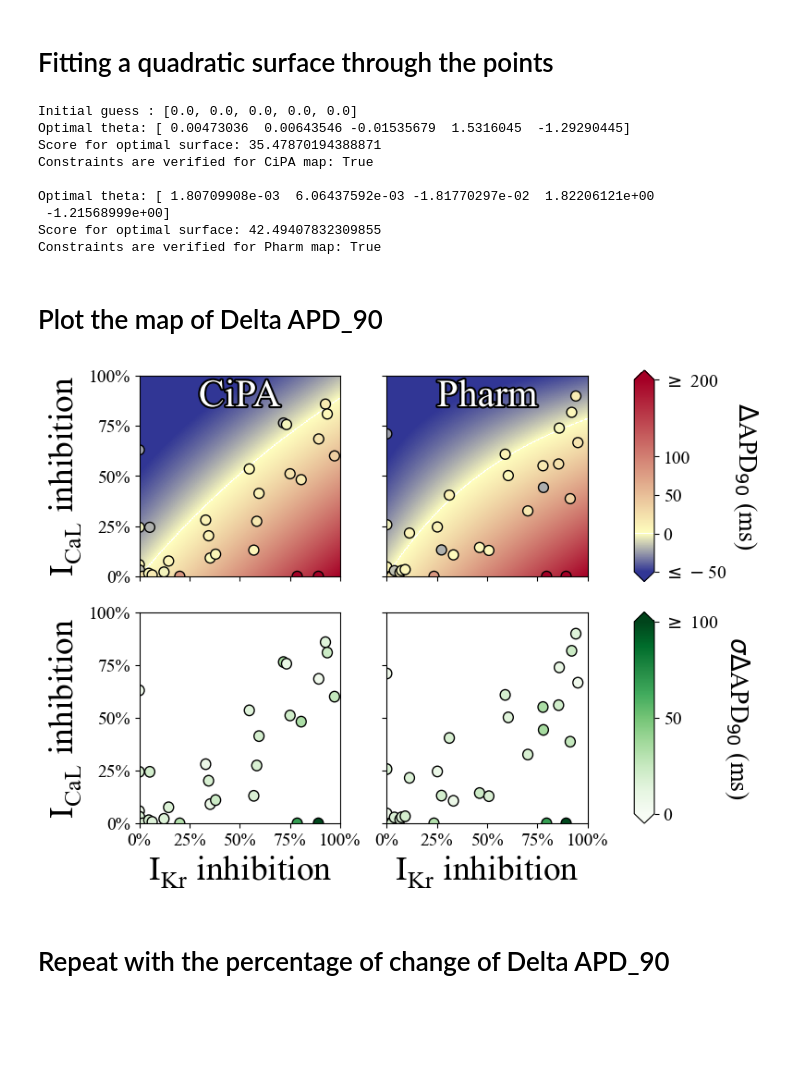
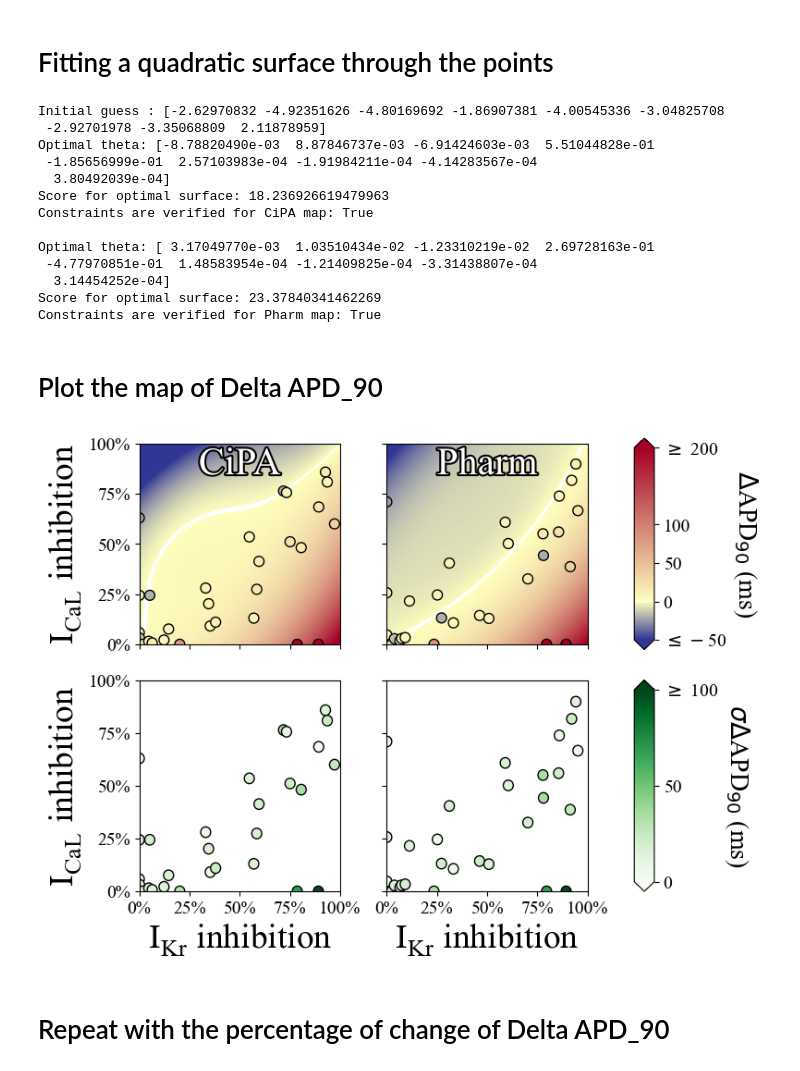
Before and after one commit to CardiacModelling/APD90_ex_vivo_vs_in_silico, a Jupyter notebook: Visualisation of experimental data/plot 2D map of experimental DAPD.ipynb, the cells around one changed output. Saved outputs shown, nothing was run; the diff lists cells and outputs as text; code cells hidden in the pictures; blank space fills up the shorter version.

Commit message:
changed quadratic to cubic surface

```diff
--- a/Visualisation of experimental data/plot 2D map of experimental DAPD.ipynb
+++ b/Visualisation of experimental data/plot 2D map of experimental DAPD.ipynb
@@ -74,7 +74,7 @@ loaded_Pharm = pd.read_csv(data_Pharm, delimiter = ';')
 # %%
 import scipy.optimize
 def surface(x, y, theta):
-    return theta[0] * x**2  + theta[1] * y**2 + theta[2]*x*y + theta[3]*x + theta[4]*y #+ theta[5] * x**3 + theta[6] * y**3 + theta[7]*x**2*y + theta[8]*y**2*x
+    return theta[0] * x**2  + theta[1] * y**2 + theta[2]*x*y + theta[3]*x + theta[4]*y + theta[5] * x**3 + theta[6] * y**3 + theta[7]*x**2*y + theta[8]*y**2*x
 # %%
 # Find the optimal quadratic surface that matches the data
 def constraints_verified(theta):
@@ -115,11 +115,13 @@ def surface_score(theta, *loaded):
     return np.sum(np.power(abs(scores), 1))
 
 # Initialise the surface
-theta_0 = [0.0] * 5
+theta_0 = [0.0] * 9
+np.random.seed(1234567)
+theta_0 = np.random.uniform(low = -5, high = 5, size=9)
 print('Initial guess : ' + str(theta_0))
 
 res = scipy.optimize.differential_evolution(surface_score,
-                                            bounds = ([(-5, 5) for _ in range(5)]),
+                                            bounds = ([(-5, 5) for _ in range(9)]),
                                             x0=theta_0,
                                             args=(loaded_CiPA, ))
 theta_CiPA = res.x
@@ -128,7 +130,7 @@ print('Score for optimal surface: ' + str(res.fun))
 print('Constraints are verified for CiPA map: ' + str(constraints_verified(theta_CiPA)))
 
 res = scipy.optimize.differential_evolution(surface_score,
-                                            bounds = ([(-5, 5) for _ in range(5)]),
+                                            bounds = ([(-5, 5) for _ in range(9)]),
                                             x0=theta_0,
                                             args=(loaded_Pharm, ))
 theta_Pharm = res.x
@@ -136,14 +138,18 @@ print('\nOptimal theta: ' + str(theta_Pharm))
 print('Score for optimal surface: ' + str(res.fun))
 print('Constraints are verified for Pharm map: ' + str(constraints_verified(theta_Pharm)))
 # %% [output]
-Initial guess : [0.0, 0.0, 0.0, 0.0, 0.0]
-Optimal theta: [ 0.00473036  0.00643546 -0.01535679  1.5316045  -1.29290445]
-Score for optimal surface: 35.47870194388871
+Initial guess : [-2.62970832 -4.92351626 -4.80169692 -1.86907381 -4.00545336 -3.04825708
+ -2.92701978 -3.35068809  2.11878959]
+Optimal theta: [-8.78820490e-03  8.87846737e-03 -6.91424603e-03  5.51044828e-01
+ -1.85656999e-01  2.57103983e-04 -1.91984211e-04 -4.14283567e-04
+  3.80492039e-04]
+Score for optimal surface: 18.236926619479963
 Constraints are verified for CiPA map: True
 
-Optimal theta: [ 1.80709908e-03  6.06437592e-03 -1.81770297e-02  1.82206121e+00
- -1.21568999e+00]
-Score for optimal surface: 42.49407832309855
+Optimal theta: [ 3.17049770e-03  1.03510434e-02 -1.23310219e-02  2.69728163e-01
+ -4.77970851e-01  1.48583954e-04 -1.21409825e-04 -3.31438807e-04
+  3.14454252e-04]
+Score for optimal surface: 23.37840341462269
 Constraints are verified for Pharm map: True
 # %%
 x = np.linspace(0, 100, 101)
@@ -260,35 +266,35 @@ ax = axes['CiPA std']
 plot_map(loaded_CiPA['IKr block'], loaded_CiPA['ICaL block'], loaded_CiPA['Sigma'], ax=ax, cmap = cm.get_cmap('Greens'), cmin = 0 ,cmax = 100)
 #ax.text(x=50, y = 98, s = 'CiPA', fontsize = 35, color = 'white', ha = 'center', va = 'top',
 #       path_effects=[pe.withStroke(linewidth=3, foreground='black')])
 
 
 # CiPA std
 ax = axes['Pharm std']
 plot_map(loaded_Pharm['IKr block'], loaded_Pharm['ICaL block'], loaded_Pharm['Sigma'], ax=ax, cmap = cm.get_cmap('Greens'), cmin = 0, cmax = 100)
 #ax.text(x=50, y = 98, s = 'Pharm', fontsize = 35, color = 'white', ha = 'center', va = 'top',
 #       path_effects=[pe.withStroke(linewidth=3, foreground='black')])
 ax.set_ylabel('')
 ax.set_yticklabels(['', '', '', '', ''])
 
 # Add the legend
 ax = axes['cbar std']
 norm = plt.Normalize(0, 100)
 sm =  ScalarMappable(cmap=cm.get_cmap('Greens'), norm = norm)
 sm.set_array([])
 
 cbar = fig.colorbar(sm, extend = 'both', cax = ax)
 cbar.set_ticks([0, 50, 100])
 cbar.ax.set_yticklabels([0, 50, '$\geq$ 100'], fontsize = 14)
 cbar.set_label('$\sigma \Delta$APD$_{90}$ (ms)', rotation=270, fontsize = 20, labelpad = 25)
 
 
 # Save
-save_name = 'DAPD experimental benchmark quadratic surface'
+save_name = 'DAPD experimental benchmark cubic surface'
 plt.tight_layout()
 plt.savefig(save_name + '.png', dpi = 300, transparent=True)
 plt.savefig(save_name + '.pdf', format = 'pdf', transparent=True)
 # %% [output]
-[figure, old version]
+[figure, new version]
 # %% [markdown]
 # Repeat with the percentage of change of Delta APD_90
 # %%
```
Also changed, not shown: parts of 2 cells of this notebook, 21 other files.
